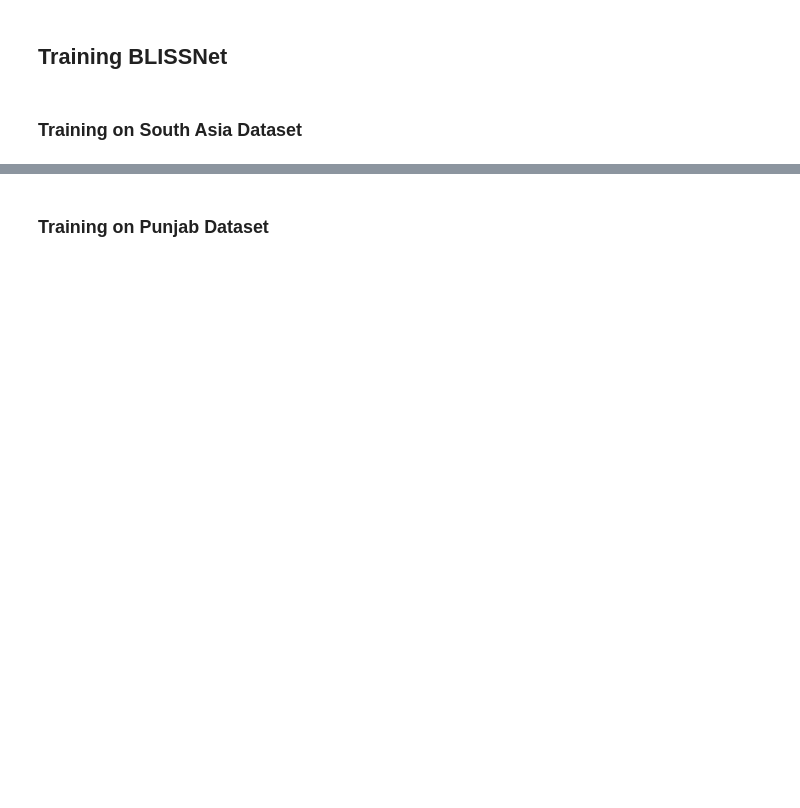
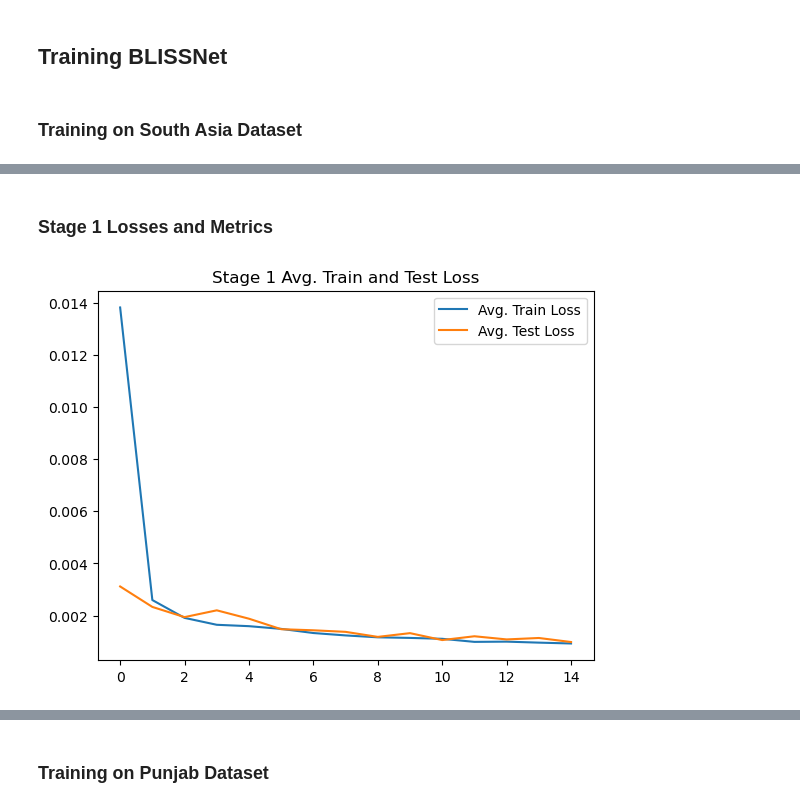
Before and after one commit to syeddaniyalg/blissnet-era5-inference, a Jupyter notebook: training.ipynb, the cells around one changed output, grey strips where cells are left out. Saved outputs shown, nothing was run; the diff lists cells and outputs as text; code cells hidden in the pictures; blank space fills up the shorter version.

Commit message:
inference and training

```diff
--- a/training.ipynb
+++ b/training.ipynb
@@ -413,7 +509,6 @@ class Configuration():
     siren_hidden_dim: int
     siren_layers: int
     omega: int
-    grid_size: int
 # %%
 lambda_ep, lambda_coeff, lambda_emb, lambda_gt = 100, 40, 0.01, 0.5
 # %% [markdown]
@@ -445,7 +516,25 @@ torch.cuda.empty_cache()
+# %%
+south_asia_config = Configuration(
+    batch_size=32,
+    epochs=15,
+    lr=1e-5,
+    emb_dim=512,
+    K=512,
+    n_heads=8,
+    dropout=0.1,
+    in_channels=1,
+    base_channels=64,
+    n_groups=8,
+    n_transformer_layers=4,
+    n_hidden_linear_layers=3,
+    siren_hidden_dim=512,
+    siren_layers=4,
+    omega=30
+)
 # %%
-south_asia_blissnet = BLISSNetTrainer(south_asia_dataset, south_asia_config, device)
+south_asia_blissnet = BLISSNetTrainer(south_asia_dataset, south_asia_config, device, False)
 # %%
-force_train = False
+force_train = True
 if not force_train and south_asia_blissnet.load('south_asia'):
     print('Loaded checkpoint.')
 else:
@@ -457,0 +558,11 @@ OutOfMemoryError: CUDA out of memory. Tried to allocate 1.33 GiB. GPU 0 has a to
+# %% [markdown]
+### Stage 1 Losses and Metrics
+# %%
+plt.figure()
+plt.plot(south_asia_blissnet.TRAIN_LOSSES_S1, label='Avg. Train Loss')
+plt.plot(south_asia_blissnet.TEST_LOSSES_S1, label='Avg. Test Loss')
+plt.title("Stage 1 Avg. Train and Test Loss")
+plt.legend(loc='upper right')
+plt.show()
+# %% [output]
+[figure, added]
```
Also changed, not shown: parts of 39 cells of this notebook, 5 other files.
